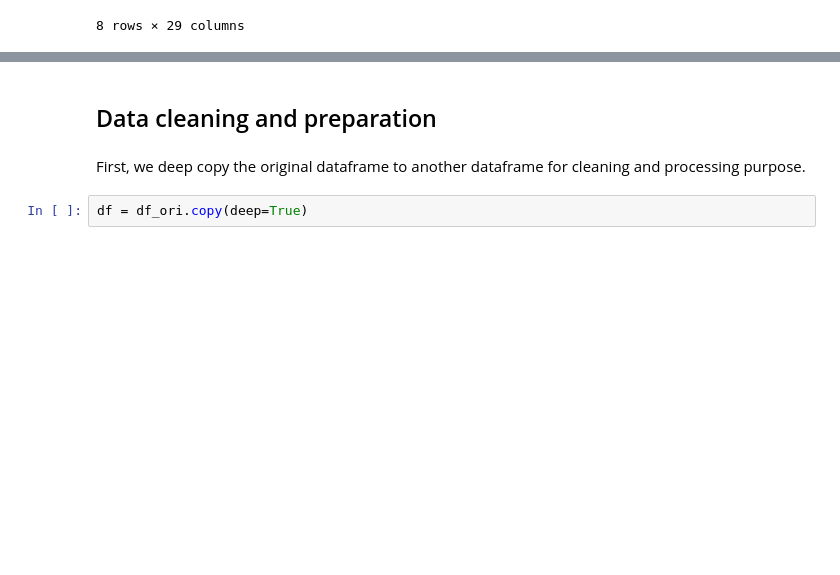
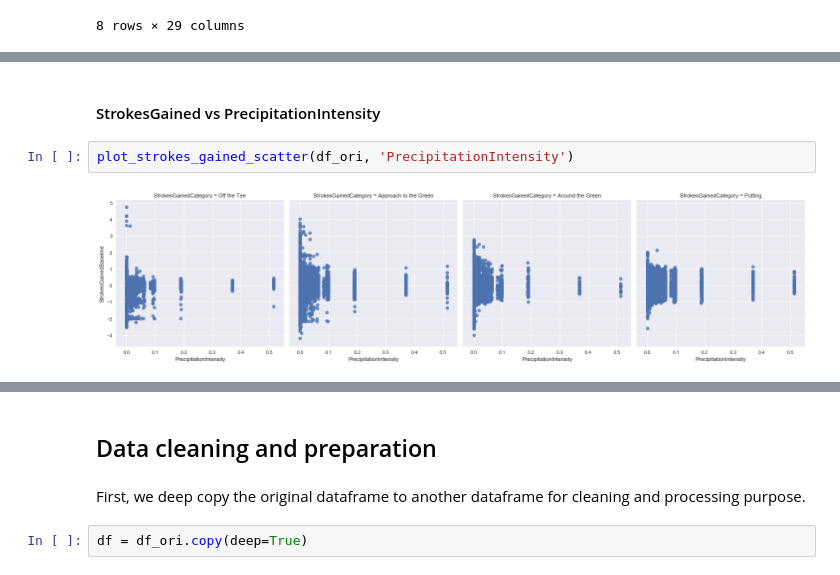
Before and after one commit to awfuldynne/golf_course_project, a Jupyter notebook: Examples/Analysis_and_Visualization.ipynb, the cells around one changed output, grey strips where cells are left out. Drawn from its saved outputs; the diff is of its cells as text; blank space fills up the shorter version.

```diff
--- a/Examples/Analysis_and_Visualization.ipynb
+++ b/Examples/Analysis_and_Visualization.ipynb
@@ -69,0 +138,6 @@ df_ori.describe()
+# %% [markdown]
+#### StrokesGained vs PrecipitationIntensity
+# %%
+plot_strokes_gained_scatter(df_ori, 'PrecipitationIntensity')
+# %% [output]
+[figure, added]
```
Also changed, not shown: parts of 22 cells of this notebook.
